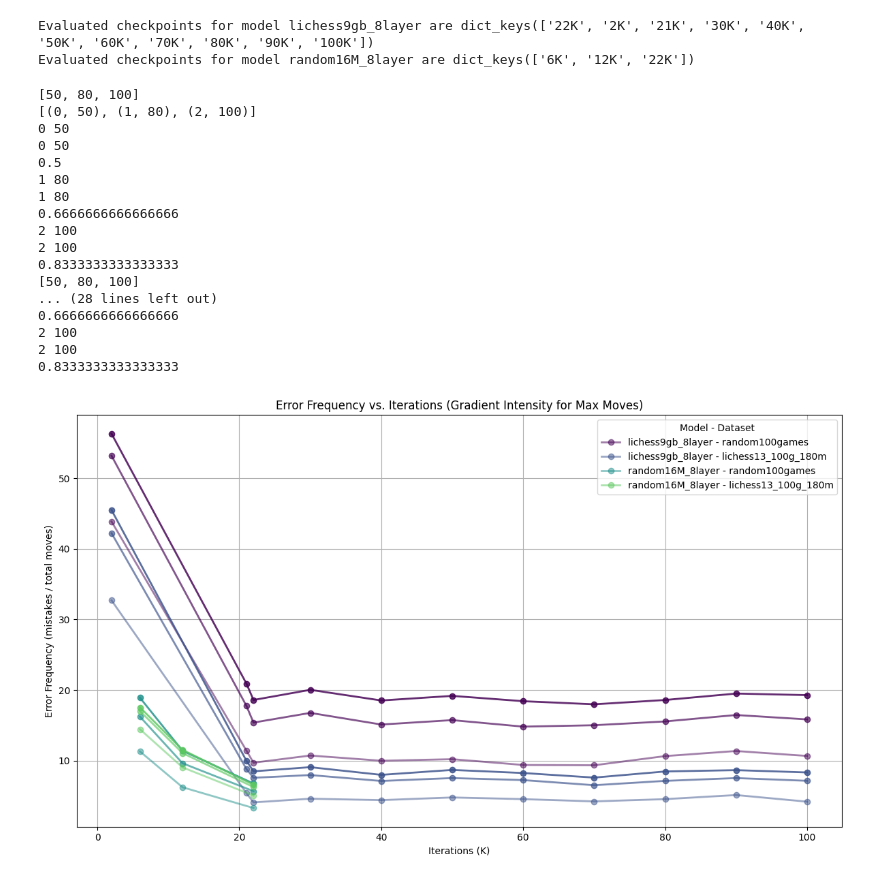
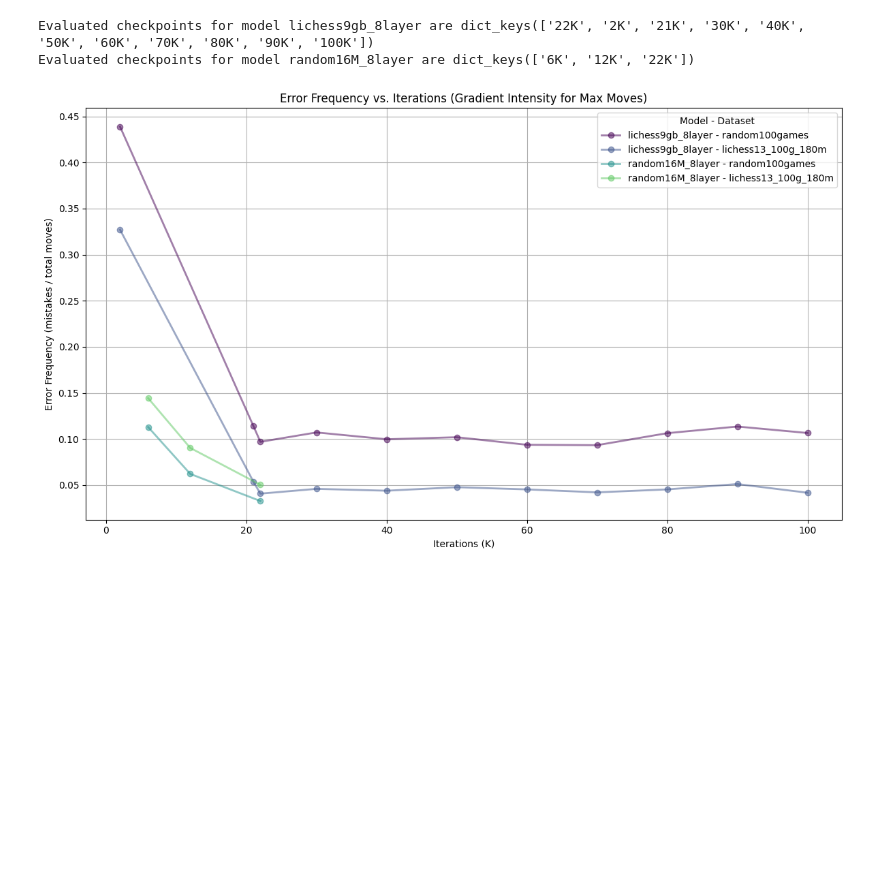
Before and after one commit to MarcosElFlamenco/train_chessGPT, a Jupyter notebook: evaluation/view_benchmark.ipynb, the cells around one changed output. Cells and saved outputs as stored; diff of their text form; code cells hidden in the pictures; blank space fills up the shorter version.

```diff
--- a/evaluation/view_benchmark.ipynb
+++ b/evaluation/view_benchmark.ipynb
@@ -19,24 +19,7 @@ Evaluated checkpoints for model random16M_8layer are dict_keys(['6K', '12K', '22
 # %%
 
 importlib.reload(g)
 
-g.plot_error_frequencies(test_results,model_prefixes, datasets_to_include, [50,80,100])
+g.plot_error_frequencies(test_results,model_prefixes, datasets_to_include, [50])
 # %% [output]
-[50, 80, 100]
-[(0, 50), (1, 80), (2, 100)]
-0 50
-0 50
-0.5
-1 80
-1 80
-0.6666666666666666
-2 100
-2 100
-0.8333333333333333
-[50, 80, 100]
-... (28 lines left out)
-0.6666666666666666
-2 100
-2 100
-0.8333333333333333
-[figure, old version]
+[figure, new version]
```
Also changed, not shown: 1 other file.
